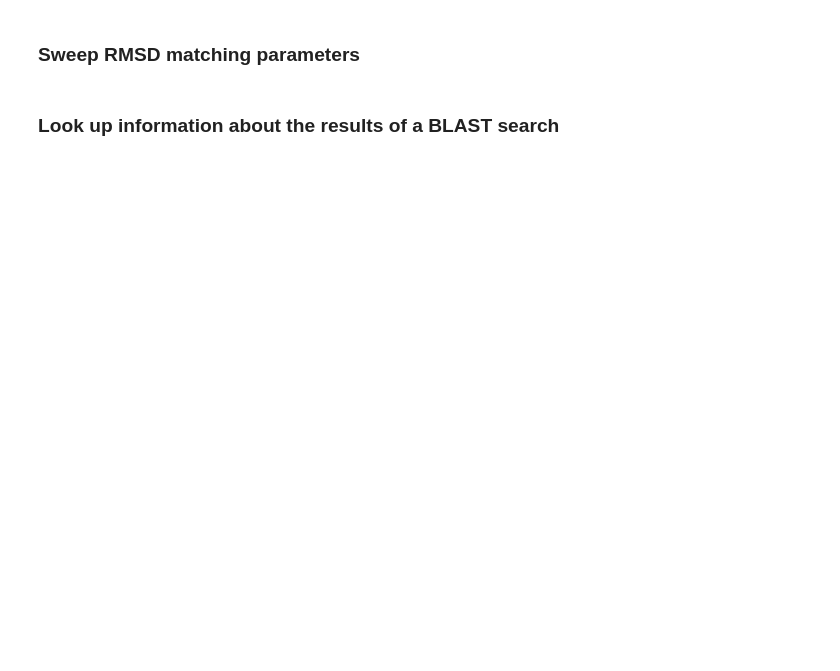
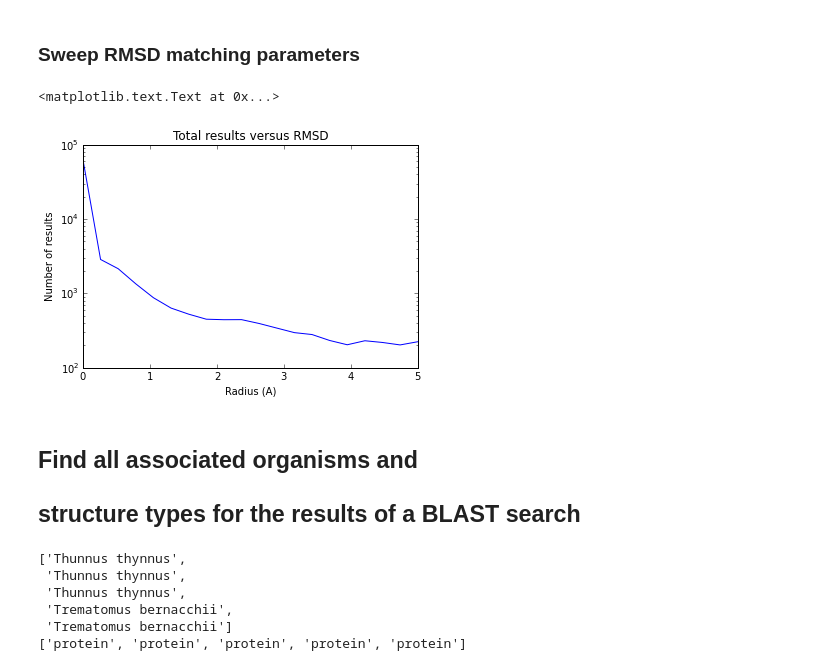
Before and after one commit to williamgilpin/pypdb, a Jupyter notebook: demos/advanced_demos.ipynb, the cells around one changed output. Drawn from its saved outputs; the diff is of its cells as text; code cells hidden in the pictures; blank space fills up the shorter version.

```diff
--- a/demos/advanced_demos.ipynb
+++ b/demos/advanced_demos.ipynb
@@ -16,0 +61,13 @@ ImportError: No module named 'pypdb.pypdb'; 'pypdb' is not a package
+# %%
+# Search for PDB IDs related to CRISPR
+crispr_query = make_query('crispr')
+crispr_results = do_search(crispr_query)
+
+# Run BLAST on the top result
+top_result = crispr_results[0]
+blast_hits = get_blast2(top_result)
+
+
+for item in blast_hits[0]:
+    pdbdesc = describe_pdb(item)
+    print(pdbdesc['title'])
@@ -73,2 +137,44 @@ def ids_versus_symmetry_rmsd(sym_group, cutoff=20.0):
+# %%
+point_group = 'C1'
+max_distance = 5.0
+npts = 20
+
+dist_vals = linspace(0.0, max_distance, npts)
+dx = dist_vals[1]-dist_vals[0]
+
+all_ids = []
+
+for dist_val in dist_vals:
+    idlist = do_protsym_search(point_group, min_rmsd=dist_val, max_rmsd=(dist_val+dx))
+    all_ids.append(idlist)
+
+counts = array([len(item) for item in all_ids])
+show(semilogy(dist_vals, counts))
+title('Total results versus RMSD')
+xlabel('Radius (A)')
+ylabel('Number of results')
+# %% [output]
+<matplotlib.text.Text at 0x...>
+[figure, added]
 # %% [markdown]
-### Look up information about the results of a BLAST search
+## Find all associated organisms and
+## structure types for the results of a BLAST search
+# %%
+# Search for PDB IDs related to CRISPR
+crispr_query = make_query('swim')
+crispr_results = do_search(crispr_query)
+
+# Run BLAST on the top result
+top_result = crispr_results[0]
+blast_hits = get_blast2(top_result)
+
+# Print list of associated taxa
+pprint.pprint(list_taxa(blast_hits[0][:5]))
+pprint.pprint(list_types(blast_hits[0][:5]))
+# %% [output]
+['Thunnus thynnus',
+ 'Thunnus thynnus',
+ 'Thunnus thynnus',
+ 'Trematomus bernacchii',
+ 'Trematomus bernacchii']
+['protein', 'protein', 'protein', 'protein', 'protein']
```
Also changed, not shown: parts of 10 cells of this notebook, 2 other files.
